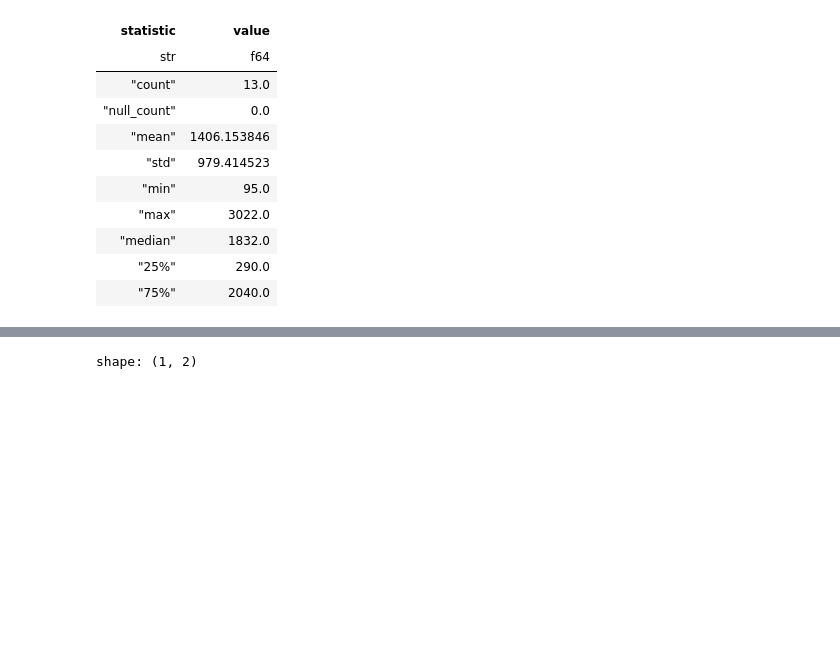
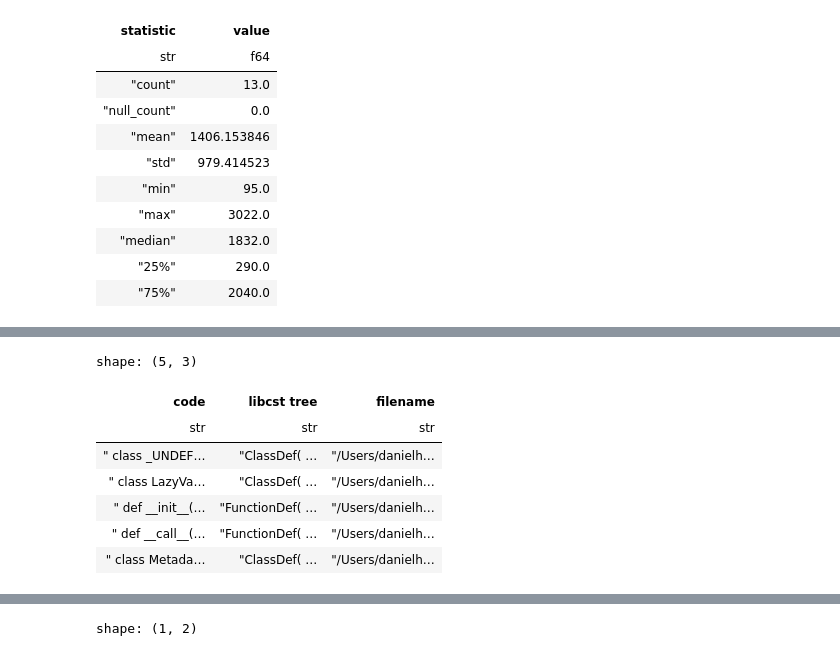
Before and after one commit to Neural-Dragon-AI/BabyDragon, a Jupyter notebook: notebooks/libcst_analysis.ipynb, the cells around one changed output, grey strips where cells are left out. Drawn from its saved outputs; the diff is of its cells as text; code cells hidden in the pictures; blank space fills up the shorter version.

```diff
--- a/notebooks/libcst_analysis.ipynb
+++ b/notebooks/libcst_analysis.ipynb
@@ -346,0 +376,11 @@ defaults of the module you are modifying. The
+# %%
+mfp.df.head()
+# %% [output]
+shape: (5, 3)
+| code | libcst tree | filename |
+| str | str | str |
+| " class _UNDEF… | "ClassDef( … | "/Users/danielh… |
+| " class LazyVa… | "ClassDef( … | "/Users/danielh… |
+| " def __init__(… | "FunctionDef( … | "/Users/danielh… |
+| " def __call__(… | "FunctionDef( … | "/Users/danielh… |
+| " class Metada… | "ClassDef( … | "/Users/danielh… |
```
Also changed, not shown: parts of 11 cells of this notebook.
